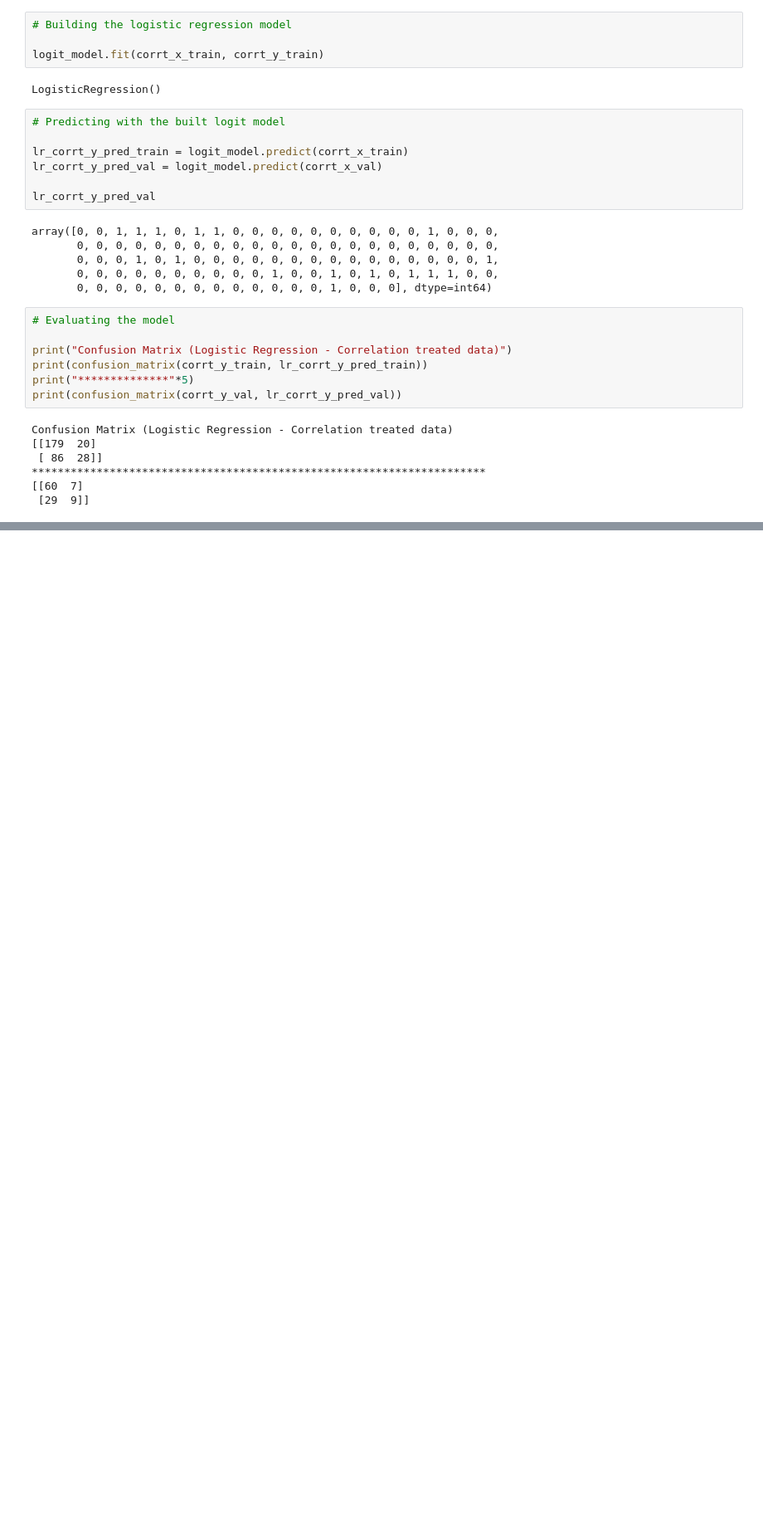
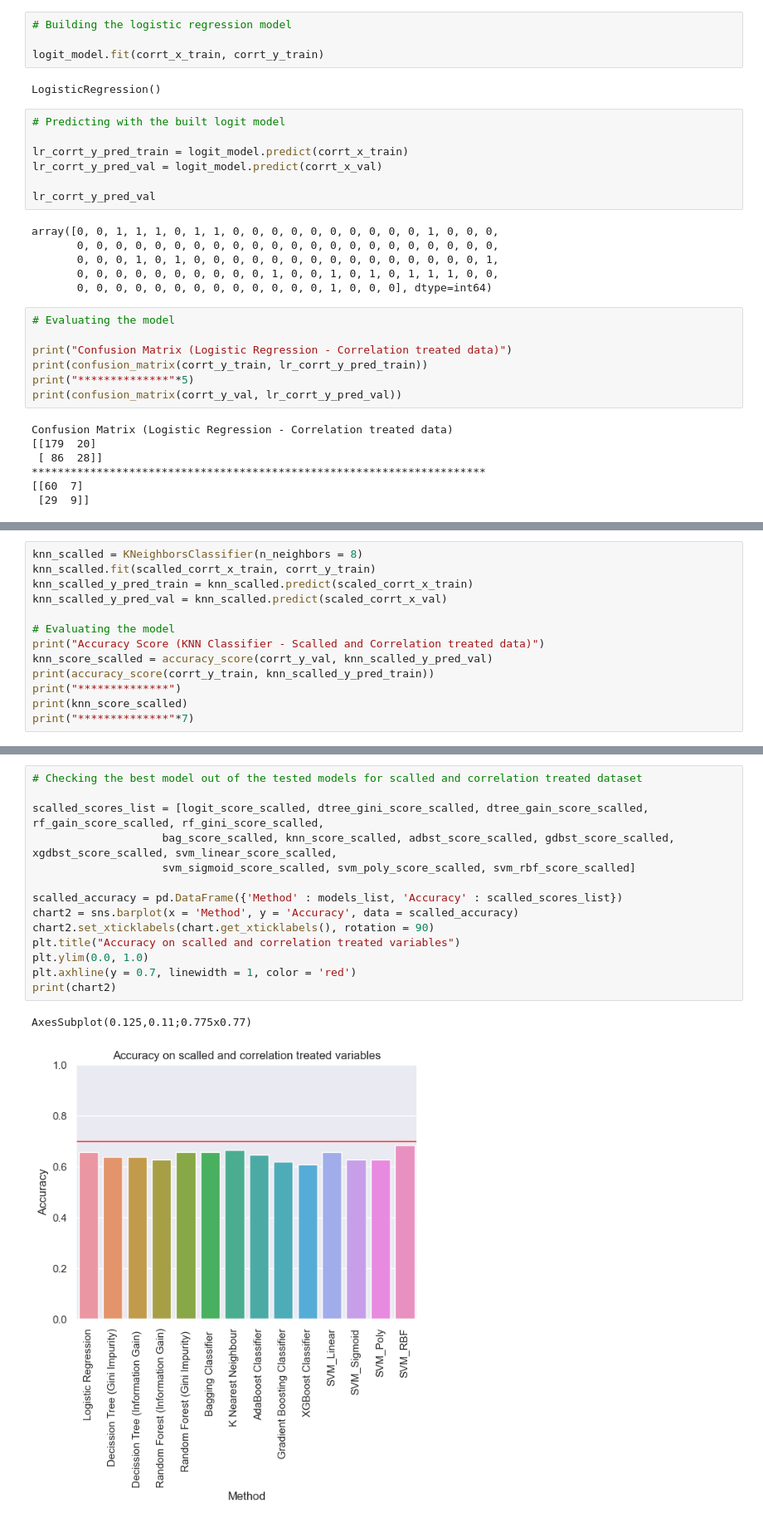
Before and after one commit to younusmohamed77/CodSoft, a Jupyter notebook: 01_Titanic Survival Prediction.ipynb, the cells around one changed output, grey strips where cells are left out. Shown at 83% size. Saved outputs shown, nothing was run; the diff lists cells and outputs as text; blank space fills up the shorter version.

```diff
--- a/01_Titanic Survival Prediction.ipynb
+++ b/01_Titanic Survival Prediction.ipynb
@@ -746,0 +1568,13 @@ Accuracy Score (Logistic Regression - Correlation treated data)
+# %%
+knn_scalled = KNeighborsClassifier(n_neighbors = 8)
+knn_scalled.fit(scalled_corrt_x_train, corrt_y_train)
+knn_scalled_y_pred_train = knn_scalled.predict(scaled_corrt_x_train)
+knn_scalled_y_pred_val = knn_scalled.predict(scaled_corrt_x_val)
+
+# Evaluating the model
+print("Accuracy Score (KNN Classifier - Scalled and Correlation treated data)")
+knn_score_scalled = accuracy_score(corrt_y_val, knn_scalled_y_pred_val)
+print(accuracy_score(corrt_y_train, knn_scalled_y_pred_train))
+print("**************")
+print(knn_score_scalled)
+print("**************"*7)
@@ -746,0 +1587,17 @@ Accuracy Score (Logistic Regression - Correlation treated data)
+# %%
+# Checking the best model out of the tested models for scalled and correlation treated dataset
+
+scalled_scores_list = [logit_score_scalled, dtree_gini_score_scalled, dtree_gain_score_scalled, rf_gain_score_scalled, rf_gini_score_scalled,
+                    bag_score_scalled, knn_score_scalled, adbst_score_scalled, gdbst_score_scalled, xgdbst_score_scalled, svm_linear_score_scalled,
+                    svm_sigmoid_score_scalled, svm_poly_score_scalled, svm_rbf_score_scalled]
+
+scalled_accuracy = pd.DataFrame({'Method' : models_list, 'Accuracy' : scalled_scores_list})
+chart2 = sns.barplot(x = 'Method', y = 'Accuracy', data = scalled_accuracy)
+chart2.set_xticklabels(chart.get_xticklabels(), rotation = 90)
+plt.title("Accuracy on scalled and correlation treated variables")
+plt.ylim(0.0, 1.0)
+plt.axhline(y = 0.7, linewidth = 1, color = 'red')
+print(chart2)
+# %% [output]
+AxesSubplot(0.125,0.11;0.775x0.77)
+[figure, added]
```
Also changed, not shown: parts of 74 cells of this notebook.
